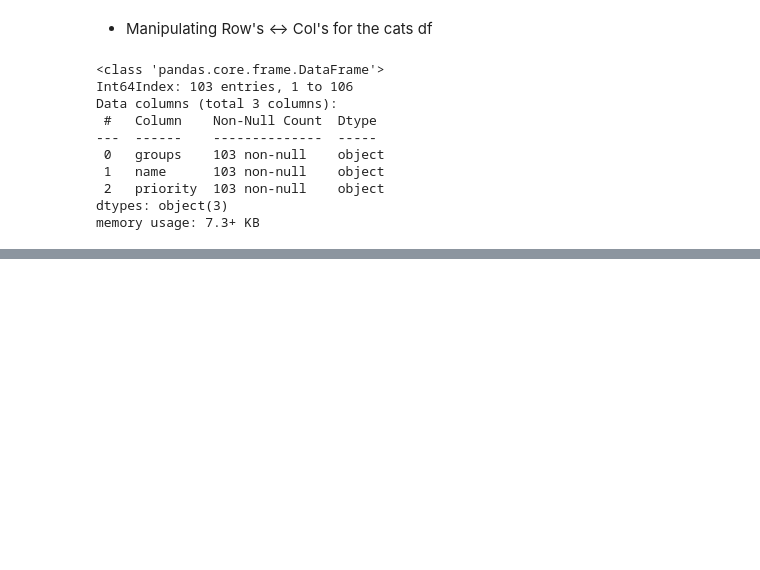
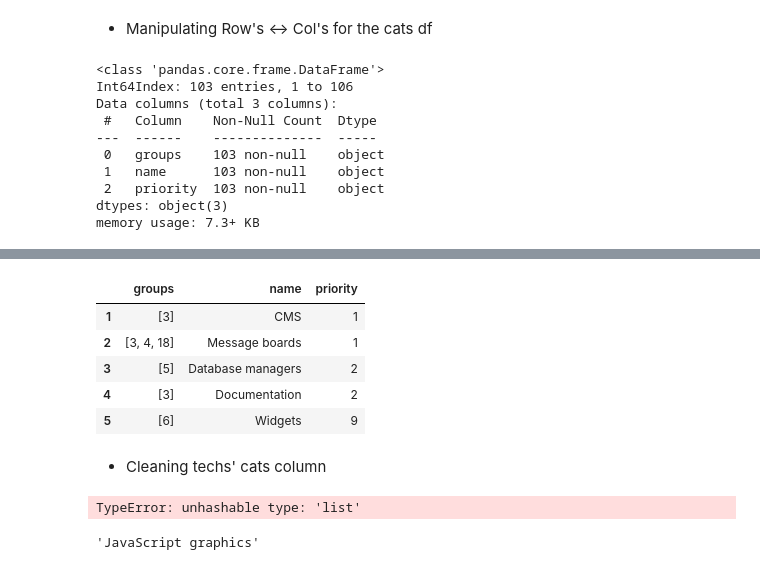
Before and after one commit to Naveen-Karanamu/Technology-LookUp, a Jupyter notebook: main.ipynb, the cells around one changed output, grey strips where cells are left out. Saved outputs shown, nothing was run; the diff lists cells and outputs as text; code cells hidden in the pictures; blank space fills up the shorter version.

Commit message:
Cleaned: tech's cats column

```diff
--- a/main.ipynb
+++ b/main.ipynb
@@ -82,0 +93,11 @@ memory usage: 7.3+ KB
+# %%
+cats.head()
+# %% [output]
+|  | groups | name | priority |
+| 1 | [3] | CMS | 1 |
+| 2 | [3, 4, 18] | Message boards | 1 |
+| 3 | [5] | Database managers | 2 |
+| 4 | [3] | Documentation | 2 |
+| 5 | [6] | Widgets | 9 |
+# %% [markdown]
+* Cleaning techs' cats column
@@ -82,0 +107,8 @@ memory usage: 7.3+ KB
+# %%
+cats_copy_2[cats_copy_2.iloc[1]]['name']
+# %% [output]
+TypeError: unhashable type: 'list'
+# %%
+cats_copy_2.loc[25]['name']
+# %% [output]
+'JavaScript graphics'
```
Also changed, not shown: parts of 4 cells of this notebook.
